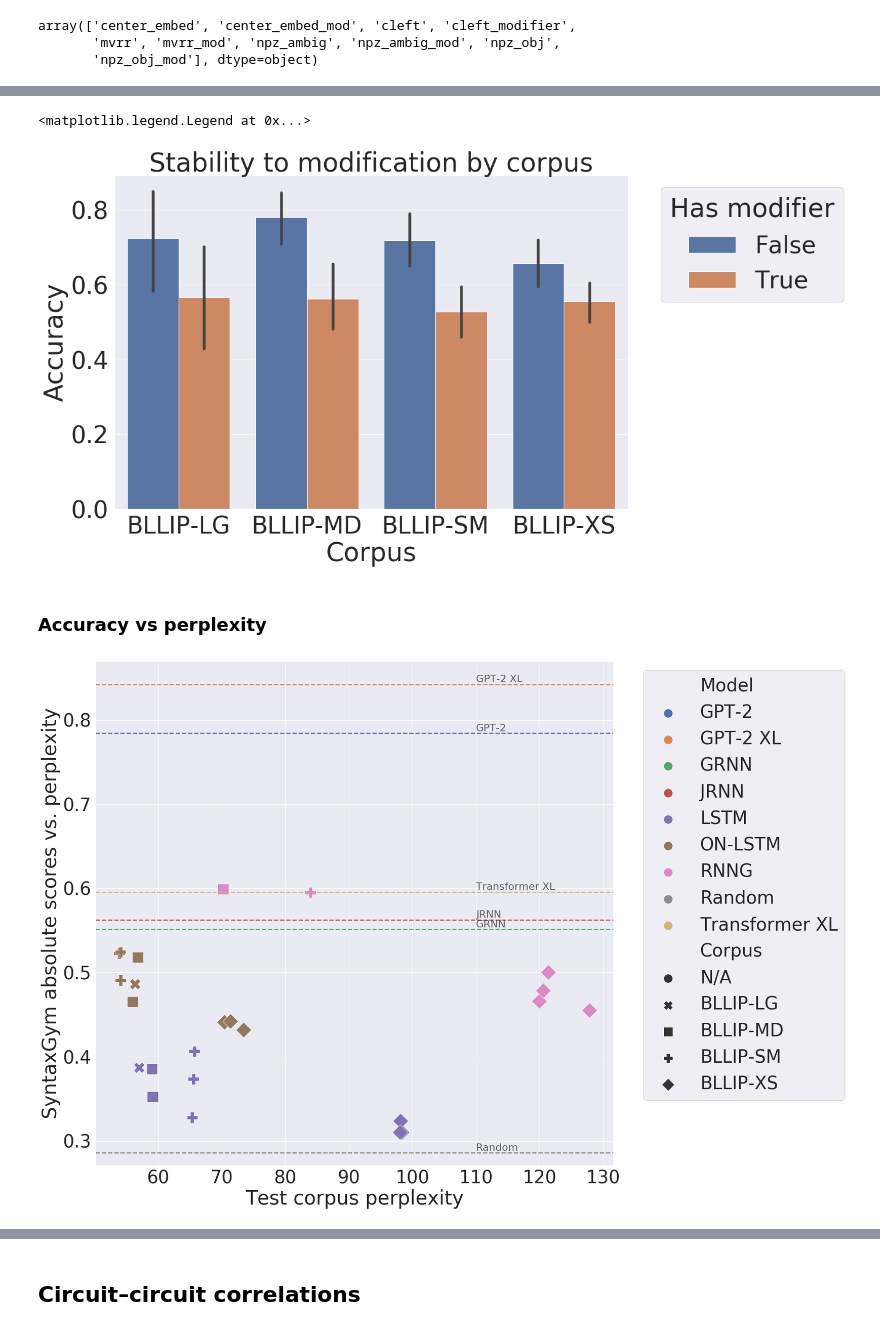
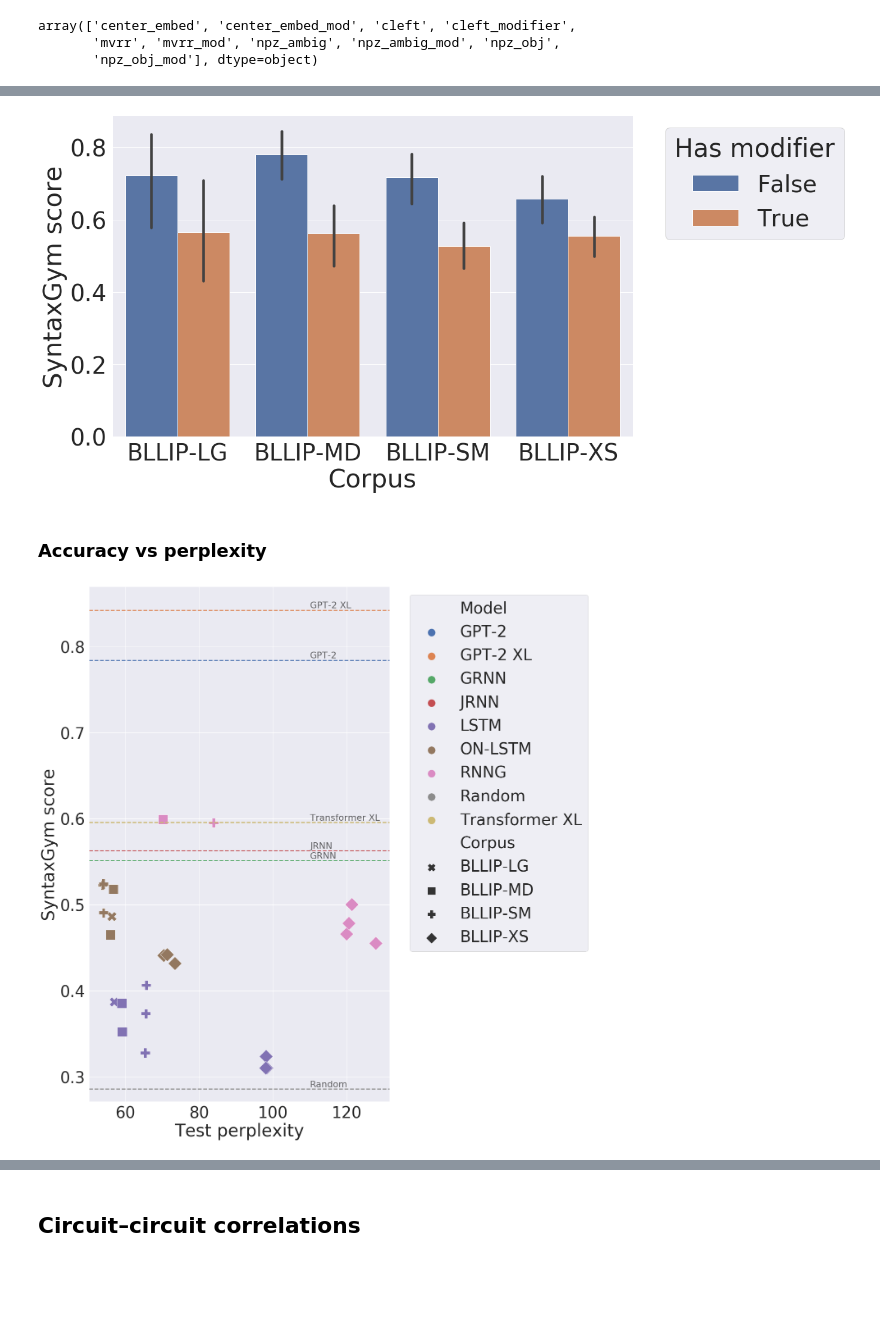
Before and after one commit to cpllab/syntactic-generalization, a Jupyter notebook: notebooks/final.ipynb, the cells around one changed output, grey strips where cells are left out. Saved outputs shown, nothing was run; the diff lists cells and outputs as text; code cells hidden in the pictures; blank space fills up the shorter version.

```diff
--- a/notebooks/final.ipynb
+++ b/notebooks/final.ipynb
@@ -280,6 +280,11 @@ def render_final(path):
     sns.despine()
     plt.tight_layout()
     plt.savefig(path)
+# %%
+# Standardize axis labels
+SG_ABSOLUTE_LABEL = "SyntaxGym score"
+SG_DELTA_LABEL = "SyntaxGym delta score"
+PERPLEXITY_LABEL = "Test perplexity"
 # %%
 # Establish consistent orderings of model names, corpus names, circuit names
 # for figure ordering / coloring. (NB these refer to prettified names)
@@ -404,16 +414,17 @@ plt.legend(bbox_to_anchor=(1.04,1), loc="upper left", title="Has modifier")
 # %%
-plt.subplots(figsize=(15, 10))
+plt.subplots(figsize=(20, 10))
 sns.barplot(data=controlled_suites_df_mod, x="pretty_corpus", y="correct",
             hue="has_modifier", order=corpus_order)
 
 # TODO swarmplot split across corpus
 plt.xlabel("Corpus")
-plt.ylabel("Accuracy")
-plt.title("Stability to modification by corpus")
+plt.ylabel(SG_ABSOLUTE_LABEL)
 plt.legend(bbox_to_anchor=(1.04,1), loc="upper left", title="Has modifier")
+
+if RENDER_FINAL:
+    render_final(figure_path / "stability_corpus.png")
 # %% [output]
-<matplotlib.legend.Legend at 0x...>
-[figure, old version]
+[figure, new version]
 # %% [markdown]
 ### Accuracy vs perplexity
 # %%
@@ -421,13 +432,17 @@ f, ax = plt.subplots(figsize=(20, 20))
 sns.scatterplot(data=joined_data, x="test_ppl", y="correct",
                 hue="pretty_model_name", style="pretty_corpus", s=550,
                 hue_order=model_order, ax=ax)
-plt.xlabel("Test corpus perplexity")
-plt.ylabel("SyntaxGym absolute scores vs. perplexity")
 
 legend_title_map = {"pretty_model_name": "Model",
                     "pretty_corpus": "Corpus"}
 handles, labels = ax.get_legend_handles_labels()
+# Re-map some labels.
 labels = [legend_title_map.get(l, l) for l in labels]
+# Drop some legend entries.
+drop_labels = ["N/A"]
+drop_idxs = [labels.index(l) for l in drop_labels]
+handles = [h for i, h in enumerate(handles) if i not in drop_idxs]
+labels = [l for i, l in enumerate(labels) if i not in drop_idxs]
 for h in handles:
     h.set_sizes([300.0])
 plt.legend(handles, labels, bbox_to_anchor=(1.04,1), loc="upper left")
@@ -444,8 +459,14 @@ for model_name, rows in no_ppl_data.groupby("pretty_model_name"):
     color = tuple(legend_dict[model_name].get_facecolor()[0])
     ax.axhline(y, c=color, linestyle="dashed")
     ax.text(110, y + 0.0025, model_name, alpha=0.7, fontdict={"size": 22})
+
+plt.xlabel(PERPLEXITY_LABEL)
+plt.ylabel(SG_ABSOLUTE_LABEL)
+
+if RENDER_FINAL:
+    render_final(figure_path / "perplexity.png")
 # %% [output]
-[figure, old version]
+[figure, new version]
 # %%
 f, ax = plt.subplots(figsize=(20, 15))
 sns.scatterplot(data=joined_data, x="test_ppl", y="correct_delta",
```
Also changed, not shown: parts of 13 cells of this notebook, 1 other file.
